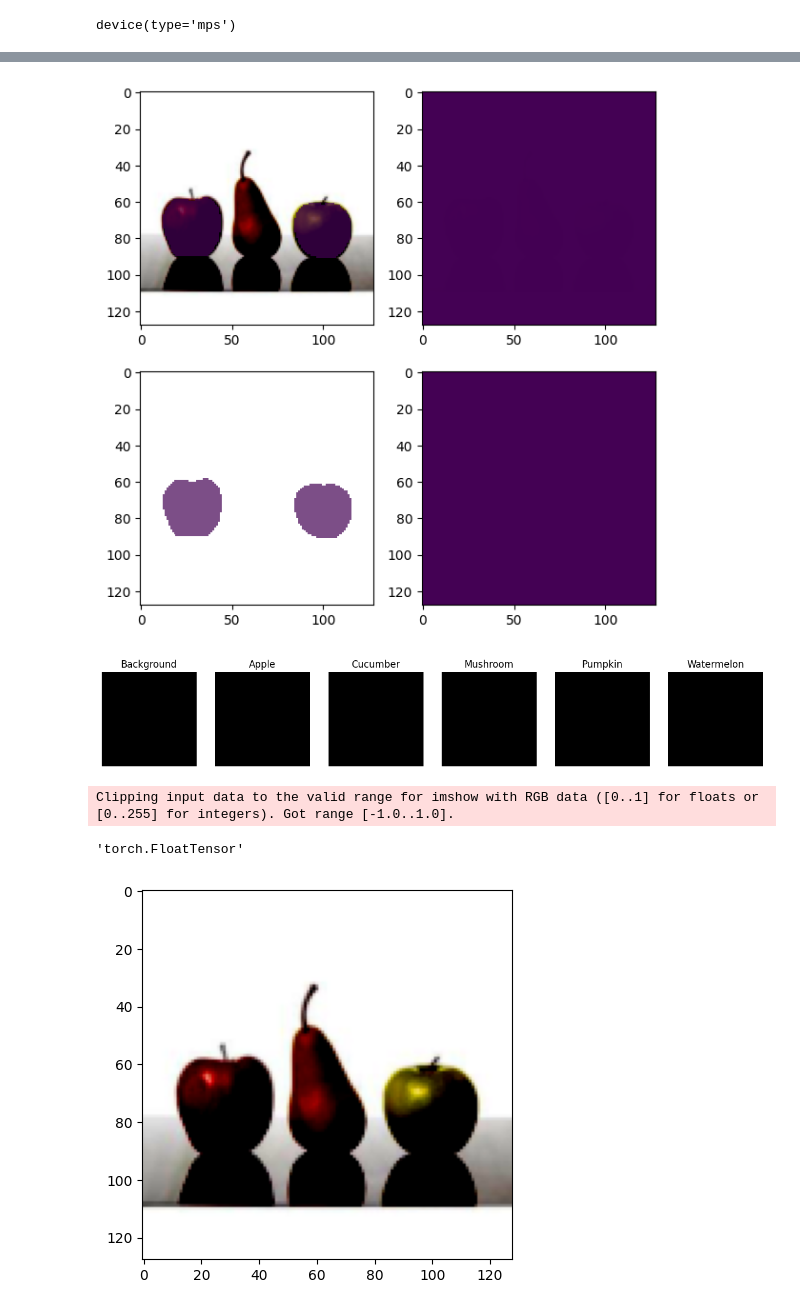
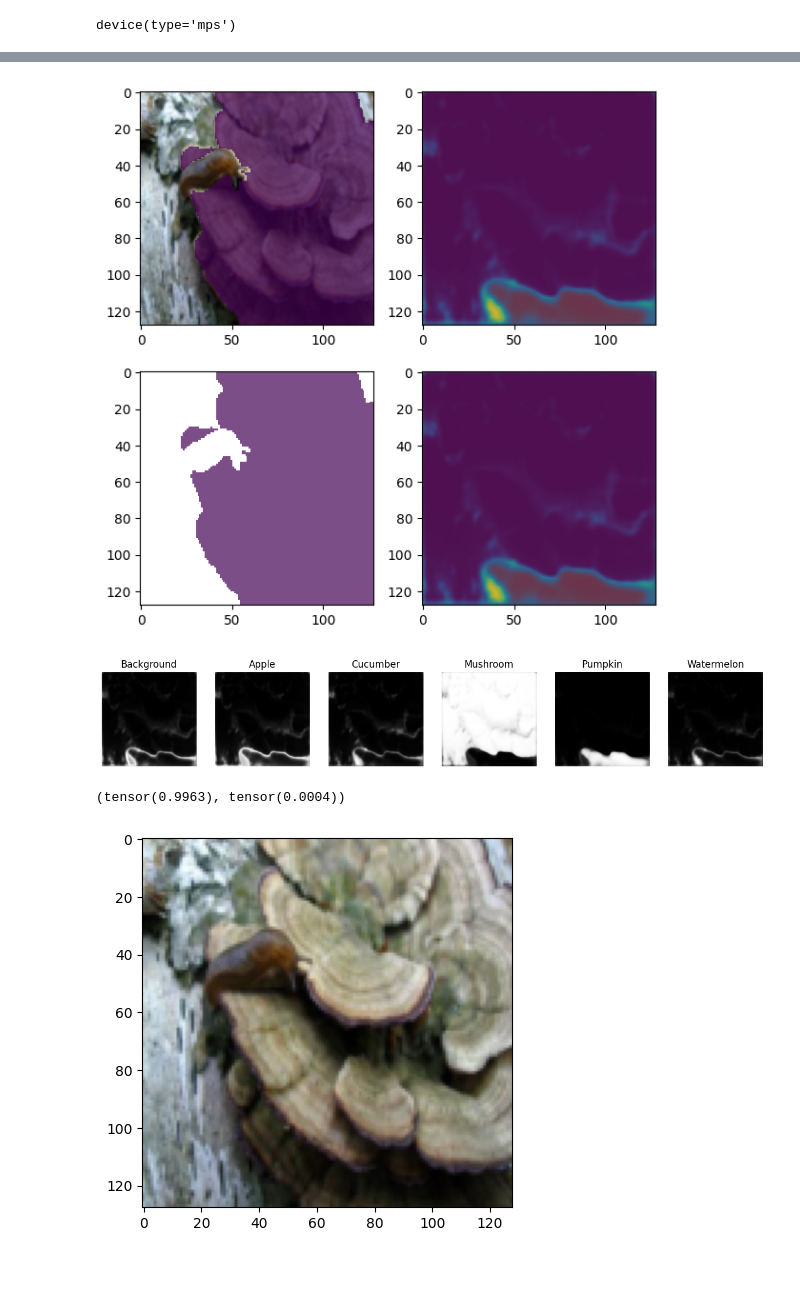
Before and after one commit to domanteli0/gmm, a Jupyter notebook: lab3.ipynb, the cells around one changed output, grey strips where cells are left out. Saved outputs shown, nothing was run; the diff lists cells and outputs as text; code cells hidden in the pictures; blank space fills up the shorter version.

```diff
--- a/lab3.ipynb
+++ b/lab3.ipynb
@@ -307,7 +324,7 @@ from lab3.net import DIM
 
 model = torch.load('lab3/net_attempt2.pt').to(device)
 
-img, true_mask = valid_dataset[40]
+img, true_mask = valid_dataset[38]
 prediction = model(img.unsqueeze(0).to(device)).cpu().detach().squeeze(0)
 
 # true_mask  = true_mask > .5
@@ -322,6 +339,7 @@ display_masks(ax4, prediction)
 
 display_img_with_masks_nouveau(img, prediction, cs.classes)
 
+prediction.max(), prediction.min()
 # (
 #   torch.max(true_mask),
 #   torch.max(prediction),
@@ -340,8 +356,7 @@ Clipping input data to the valid range for imshow with RGB data ([0..1] for floa
-[figure, old version]
+[figure, new version]
-[figure, old version]
+[figure, new version]
-Clipping input data to the valid range for imshow with RGB data ([0..1] for floats or [0..255] for integers). Got range [-1.0..1.0].
-'torch.FloatTensor'
+(tensor(0.9963), tensor(0.0004))
-[figure, old version]
+[figure, new version]
 # %%
 # t1 = t(
 # # batch
```
Also changed, not shown: parts of 6 cells of this notebook, 5 other files.
